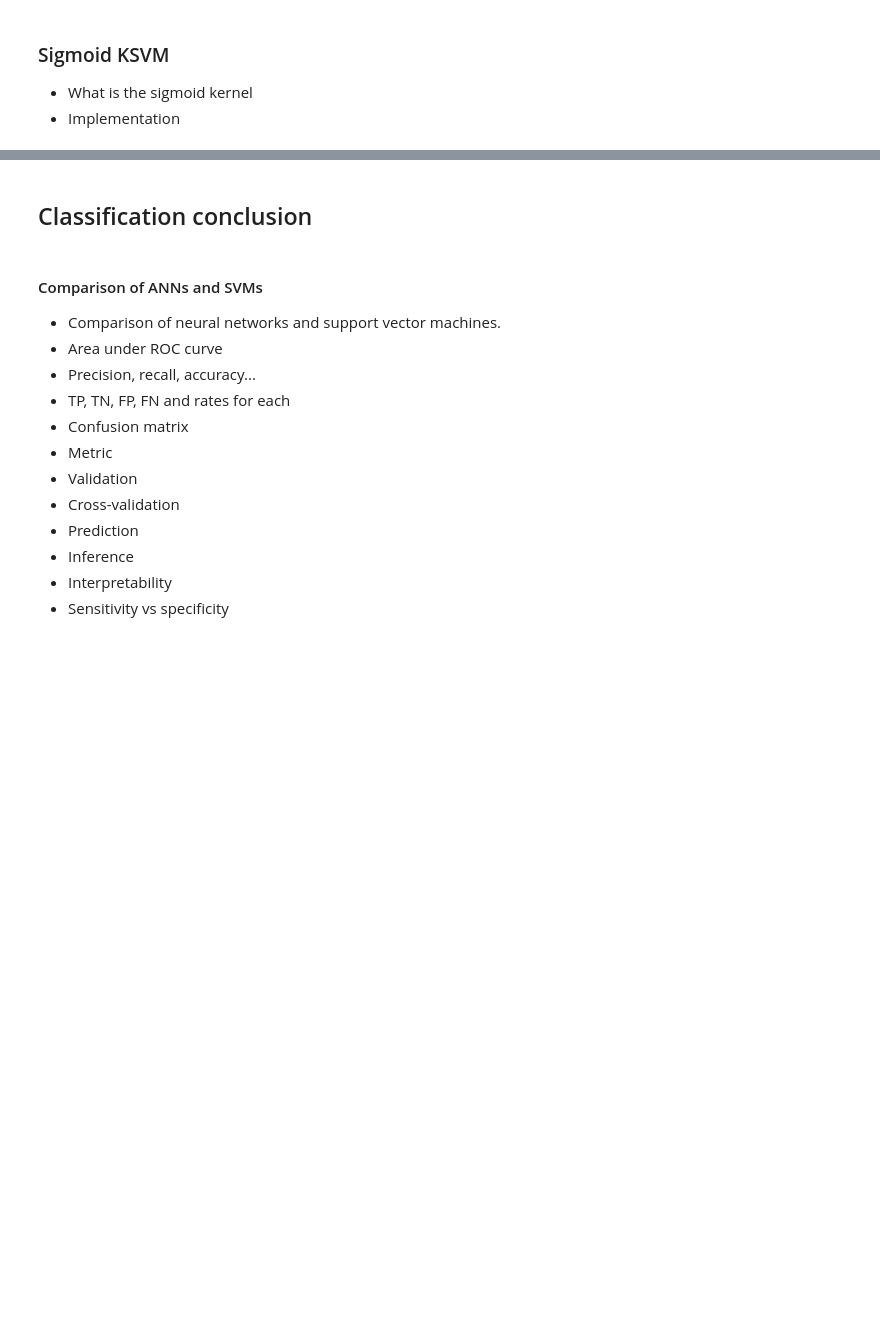
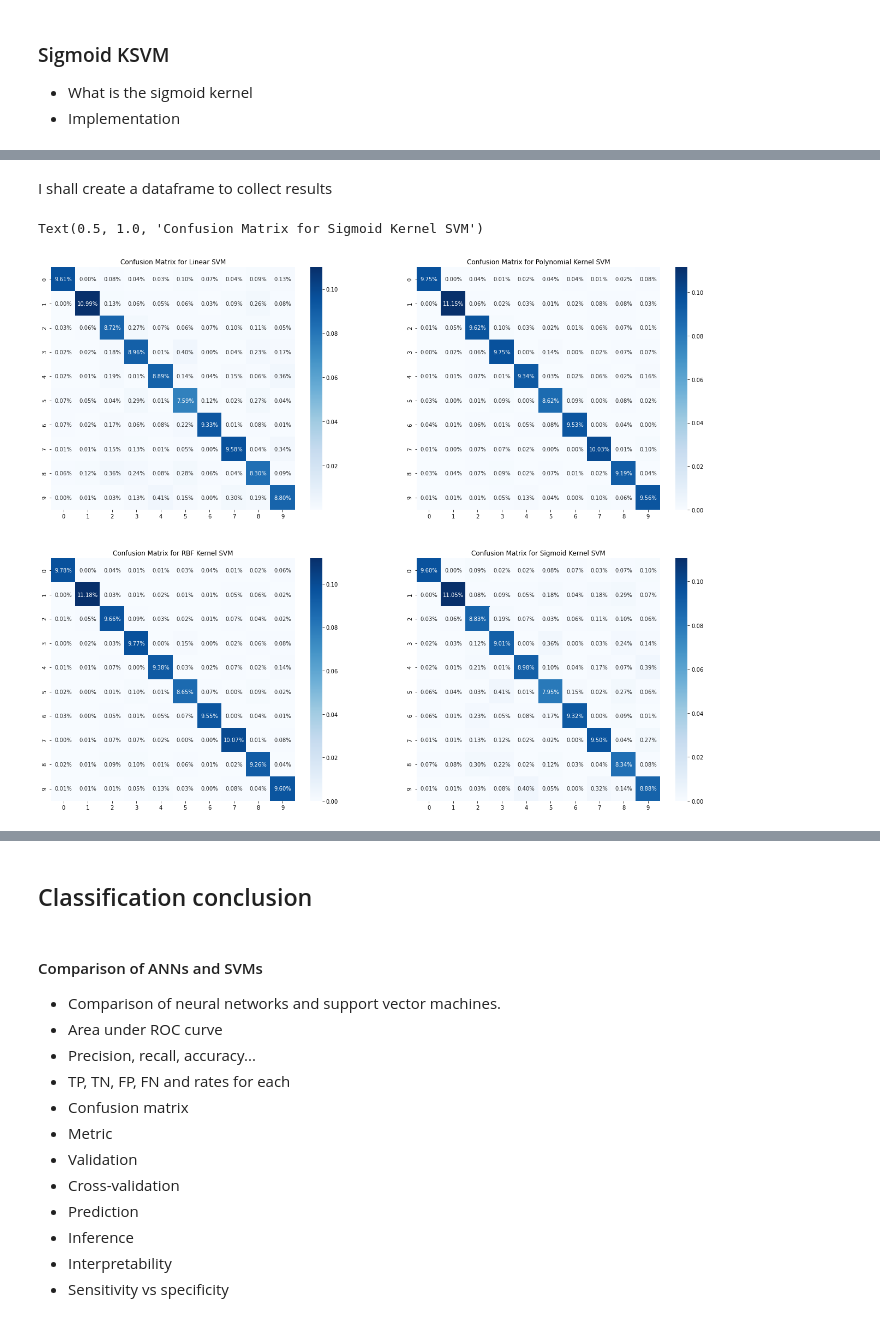
Before and after one commit to kaihulme/ml-analysis, a Jupyter notebook: notebooks/02_classification.ipynb, the cells around one changed output, grey strips where cells are left out. Drawn from its saved outputs; the diff is of its cells as text; code cells hidden in the pictures; blank space fills up the shorter version.

```diff
--- a/notebooks/02_classification.ipynb
+++ b/notebooks/02_classification.ipynb
@@ -739,9 +742,8 @@ rbf_gridsearch.best_score_
 - What is the sigmoid kernel
 - Implementation
 # %%
-sigmoid_params = {"gamma": [1, 5, 10, 'scale', 'auto'],
-                  "C": [0.1, 1, 10]}
-
-grid_sigmoid = SVC(kernel='poly', coef0=1, max_iter=5000)
-
-sigmoid_gridsearch = GridSearchCV(grid_sigmoid, sigmoid_params, cv=3)
+sigmoid_params = {"gamma": [1, 5, 10, 'scale', 'auto']}
+grid_sigmoid = SVC(kernel='sigmoid', max_iter=5000)
+sigmoid_gridsearch = GridSearchCV(grid_sigmoid, sigmoid_params, cv=2)
+# %%
+sigmoid_gridsearch.fit(X_train, y_train)
@@ -753,0 +778,6 @@ sigmoid_gridsearch.best_score_
+# %%
+svm_gs = [c_gridsearch, poly_gridsearch, rbf_gridsearch, sigmoid_gridsearch]
+svms = [gs.best_estimator_ for gs in svm_gs]
+svm_preds = [svm.predict(X_test) for svm in svms]
+# %% [markdown]
+I shall create a dataframe to collect results
@@ -753,0 +786,27 @@ sigmoid_gridsearch.best_score_
+# %%
+svm_cms = [confusion_matrix(preds, y_test) for (svm, preds) in zip(svms, svm_preds)]
+# %%
+fig, ax = plt.subplots(figsize=(22, 18))
+
+plt.subplot(221)
+fig1 = sns.heatmap(svm_cms[0]/np.sum(svm_cms[0]), annot=True,
+                   fmt='.2%', cmap='Blues')
+fig1.set_title("Confusion Matrix for Linear SVM")
+
+plt.subplot(222)
+fig1 = sns.heatmap(svm_cms[1]/np.sum(svm_cms[1]), annot=True,
+                   fmt='.2%', cmap='Blues')
+fig1.set_title("Confusion Matrix for Polynomial Kernel SVM")
+
+plt.subplot(223)
+fig1 = sns.heatmap(svm_cms[2]/np.sum(svm_cms[2]), annot=True,
+                   fmt='.2%', cmap='Blues')
+fig1.set_title("Confusion Matrix for RBF Kernel SVM")
+
+plt.subplot(224)
+fig1 = sns.heatmap(svm_cms[3]/np.sum(svm_cms[3]), annot=True,
+                   fmt='.2%', cmap='Blues')
+fig1.set_title("Confusion Matrix for Sigmoid Kernel SVM")
+# %% [output]
+Text(0.5, 1.0, 'Confusion Matrix for Sigmoid Kernel SVM')
+[figure, added]
```
Also changed, not shown: parts of 53 cells of this notebook, 9 other files.
